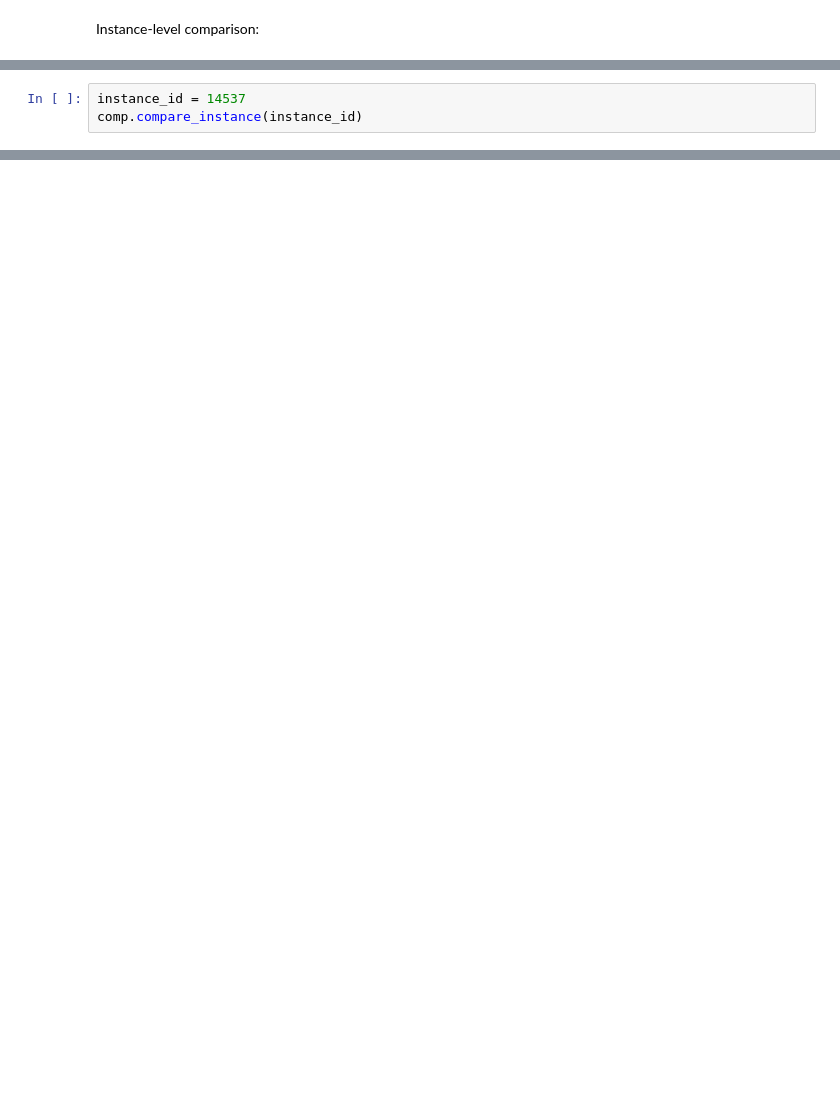
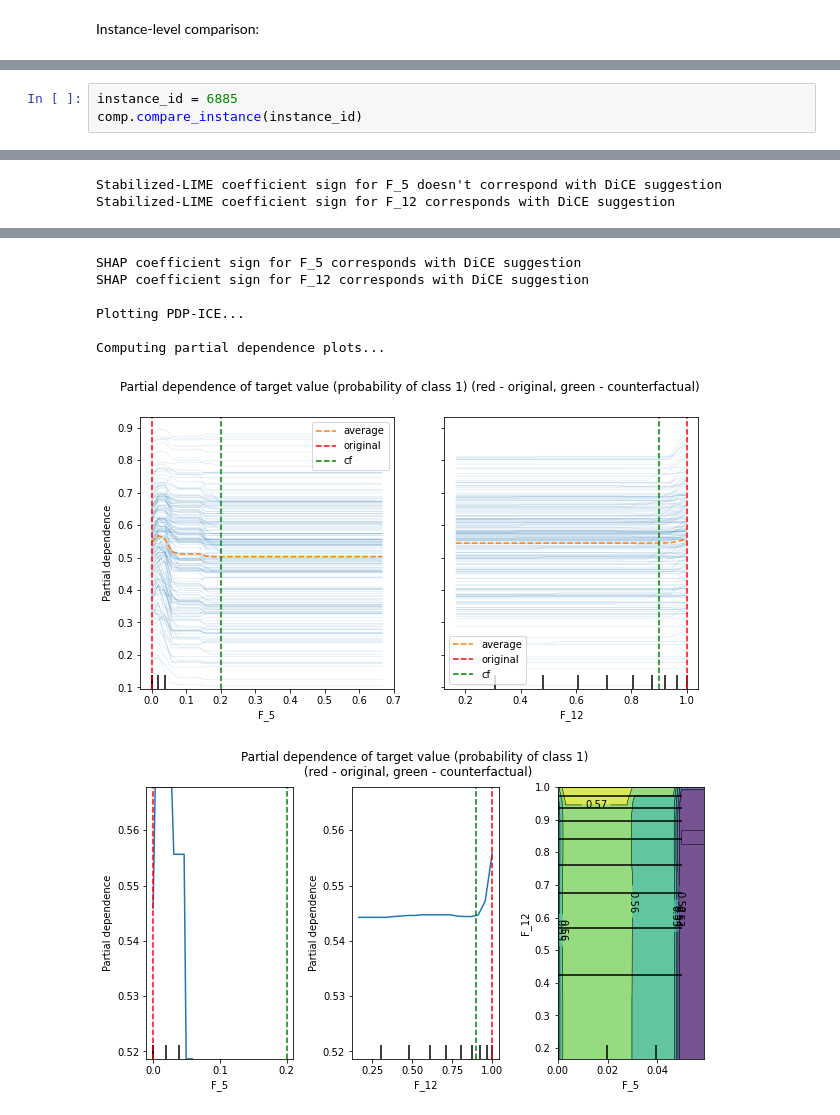
Before and after one commit to KseniaKingsep/interpretable-ml-risks, a Jupyter notebook: notebooks/1_2_CaseCI.ipynb, the cells around one changed output, grey strips where cells are left out. Drawn from its saved outputs; the diff is of its cells as text; blank space fills up the shorter version.

```diff
--- a/notebooks/1_2_CaseCI.ipynb
+++ b/notebooks/1_2_CaseCI.ipynb
@@ -198,3 +196,4 @@ comp.dice.cfs.keys()
 # %%
-instance_id = 14537
+instance_id = 6885
 comp.compare_instance(instance_id)
+# %% [output]
@@ -200,0 +202,2 @@ comp.compare_instance(instance_id)
+Stabilized-LIME coefficient sign for F_5 doesn't correspond with DiCE suggestion
+Stabilized-LIME coefficient sign for F_12 corresponds with DiCE suggestion
@@ -200,0 +205,8 @@ comp.compare_instance(instance_id)
+SHAP coefficient sign for F_5 corresponds with DiCE suggestion
+SHAP coefficient sign for F_12 corresponds with DiCE suggestion
+
+Plotting PDP-ICE...
+
+Computing partial dependence plots...
+[figure, added]
+[figure, added]
```
Also changed, not shown: parts of 12 cells of this notebook, 4 other files.
